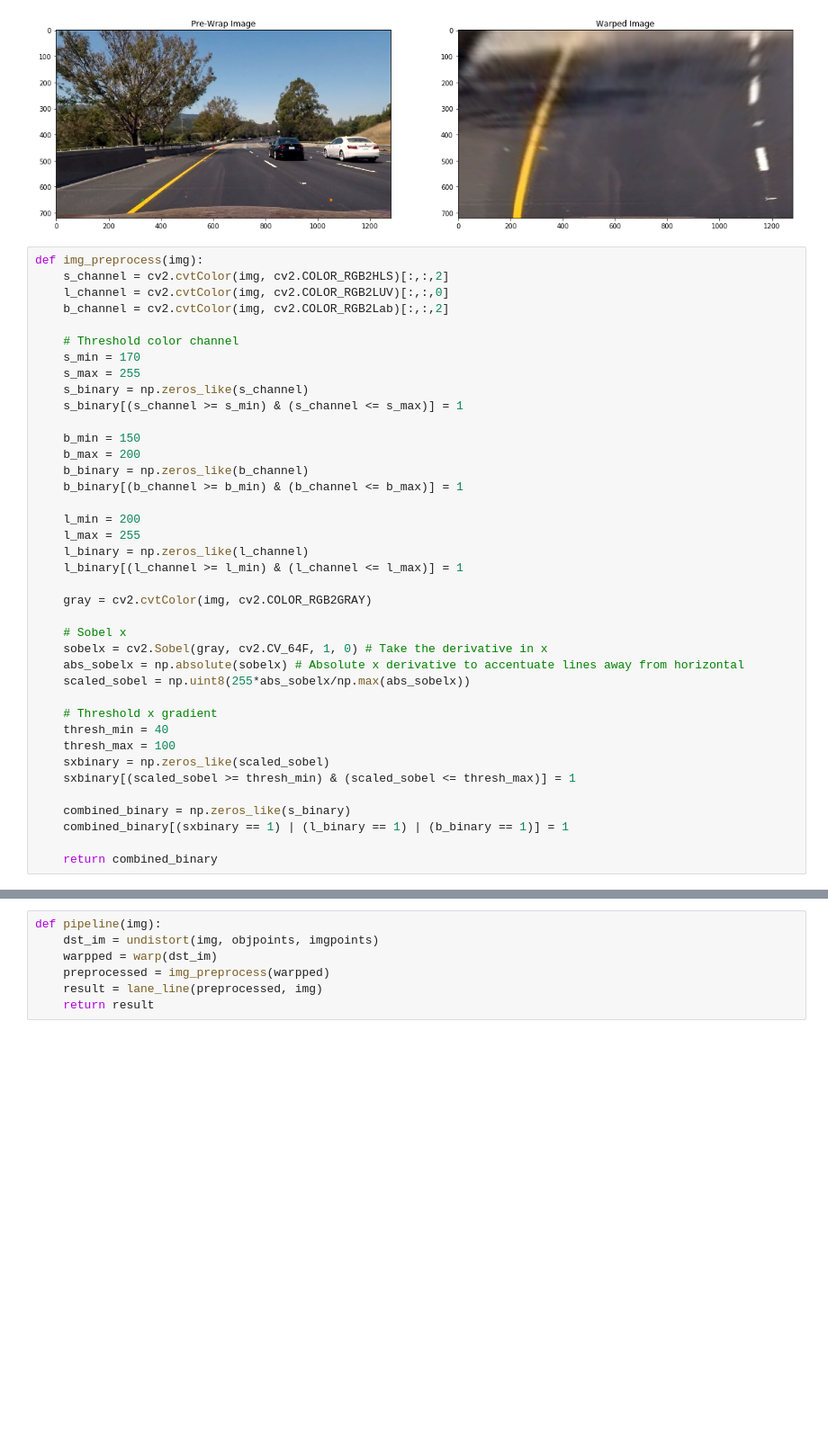
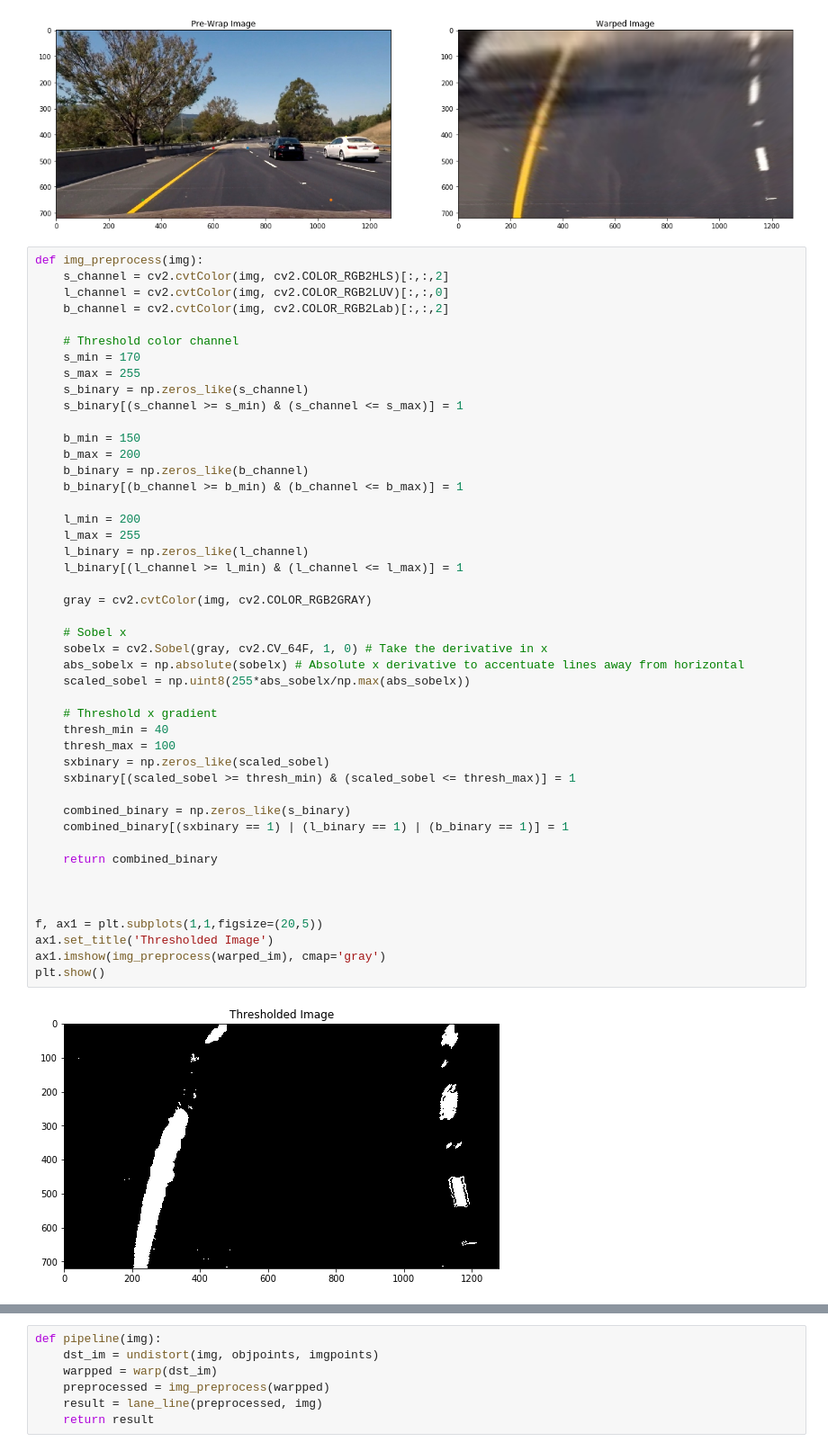
Before and after one commit to yazeedalrubyli/SDCND, a Jupyter notebook: Term1/Advanced-Lane-Lines/ALF.ipynb, the cells around one changed output, grey strips where cells are left out. Shown at 90% size. Cells and saved outputs as stored; diff of their text form; blank space fills up the shorter version.

```diff
--- a/Term1/Advanced-Lane-Lines/ALF.ipynb
+++ b/Term1/Advanced-Lane-Lines/ALF.ipynb
@@ -102,33 +102,42 @@ def img_preprocess(img):
     s_binary = np.zeros_like(s_channel)
     s_binary[(s_channel >= s_min) & (s_channel <= s_max)] = 1
 
     b_min = 150
     b_max = 200
     b_binary = np.zeros_like(b_channel)
     b_binary[(b_channel >= b_min) & (b_channel <= b_max)] = 1
 
     l_min = 200
     l_max = 255
     l_binary = np.zeros_like(l_channel)
     l_binary[(l_channel >= l_min) & (l_channel <= l_max)] = 1
 
     gray = cv2.cvtColor(img, cv2.COLOR_RGB2GRAY)
 
     # Sobel x
     sobelx = cv2.Sobel(gray, cv2.CV_64F, 1, 0) # Take the derivative in x
     abs_sobelx = np.absolute(sobelx) # Absolute x derivative to accentuate lines away from horizontal
     scaled_sobel = np.uint8(255*abs_sobelx/np.max(abs_sobelx))
 
     # Threshold x gradient
     thresh_min = 40
     thresh_max = 100
     sxbinary = np.zeros_like(scaled_sobel)
     sxbinary[(scaled_sobel >= thresh_min) & (scaled_sobel <= thresh_max)] = 1
 
     combined_binary = np.zeros_like(s_binary)
     combined_binary[(sxbinary == 1) | (l_binary == 1) | (b_binary == 1)] = 1
 
     return combined_binary
+
+
+
+f, ax1 = plt.subplots(1,1,figsize=(20,5))
+ax1.set_title('Thresholded Image')
+ax1.imshow(img_preprocess(warped_im), cmap='gray')
+plt.show()
+# %% [output]
+[figure, added]
 # %%
 def lane_line(img, image):
     binary_warped = img
```
Also changed, not shown: parts of 1 cell of this notebook, 4 other files.
